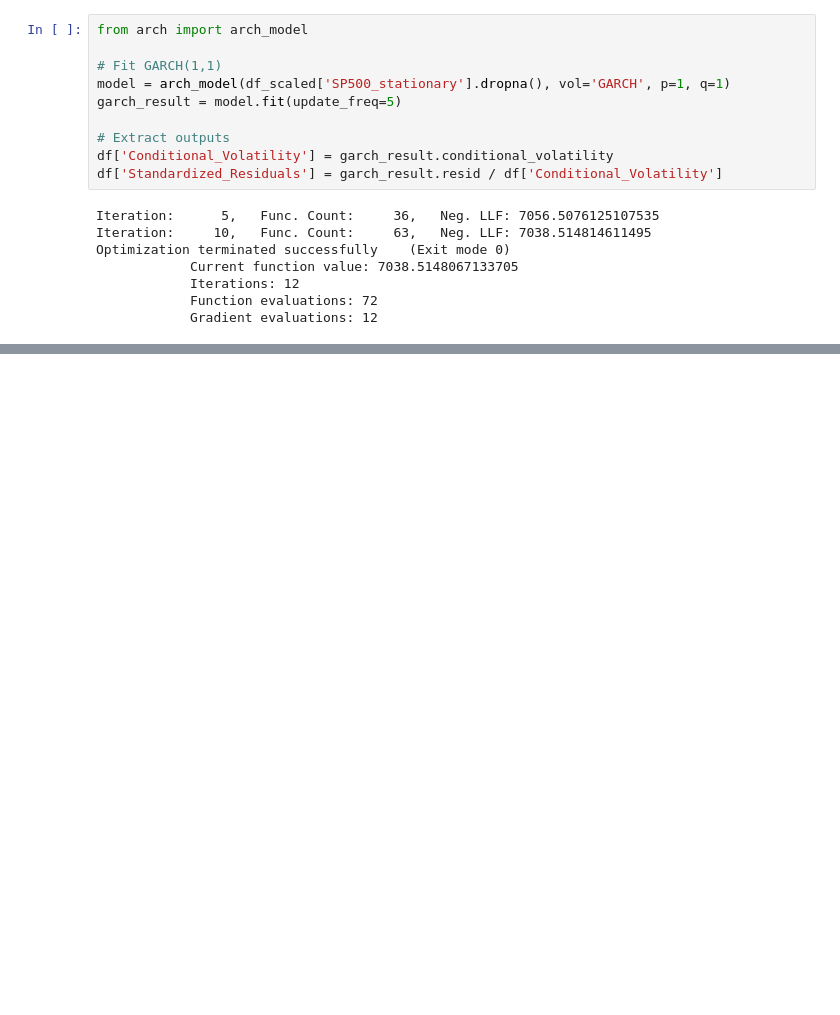
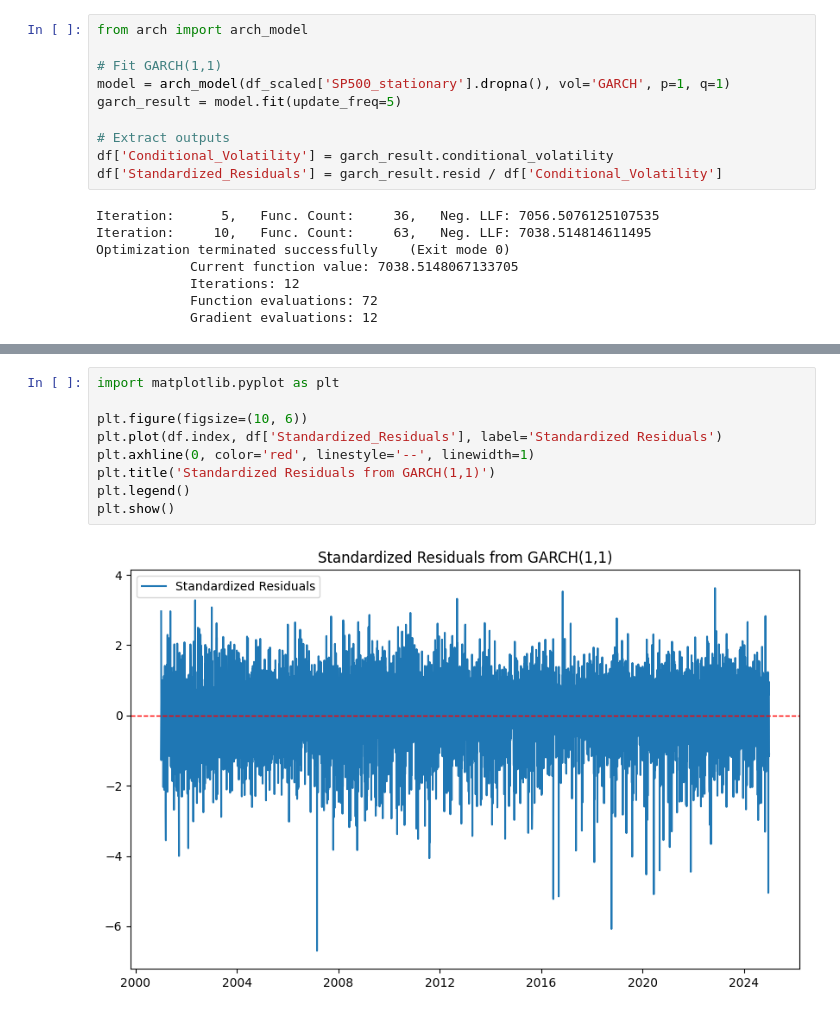
Before and after one commit to shahzeb147/VoltTFormer, a Jupyter notebook: testing.ipynb, the cells around one changed output, grey strips where cells are left out. Cells and saved outputs as stored; diff of their text form; blank space fills up the shorter version.

```diff
--- a/testing.ipynb
+++ b/testing.ipynb
@@ -220,0 +247,11 @@ Optimization terminated successfully    (Exit mode 0)
+# %%
+import matplotlib.pyplot as plt
+
+plt.figure(figsize=(10, 6))
+plt.plot(df.index, df['Standardized_Residuals'], label='Standardized Residuals')
+plt.axhline(0, color='red', linestyle='--', linewidth=1)
+plt.title('Standardized Residuals from GARCH(1,1)')
+plt.legend()
+plt.show()
+# %% [output]
+[figure, added]
```
Also changed, not shown: parts of 13 cells of this notebook.
